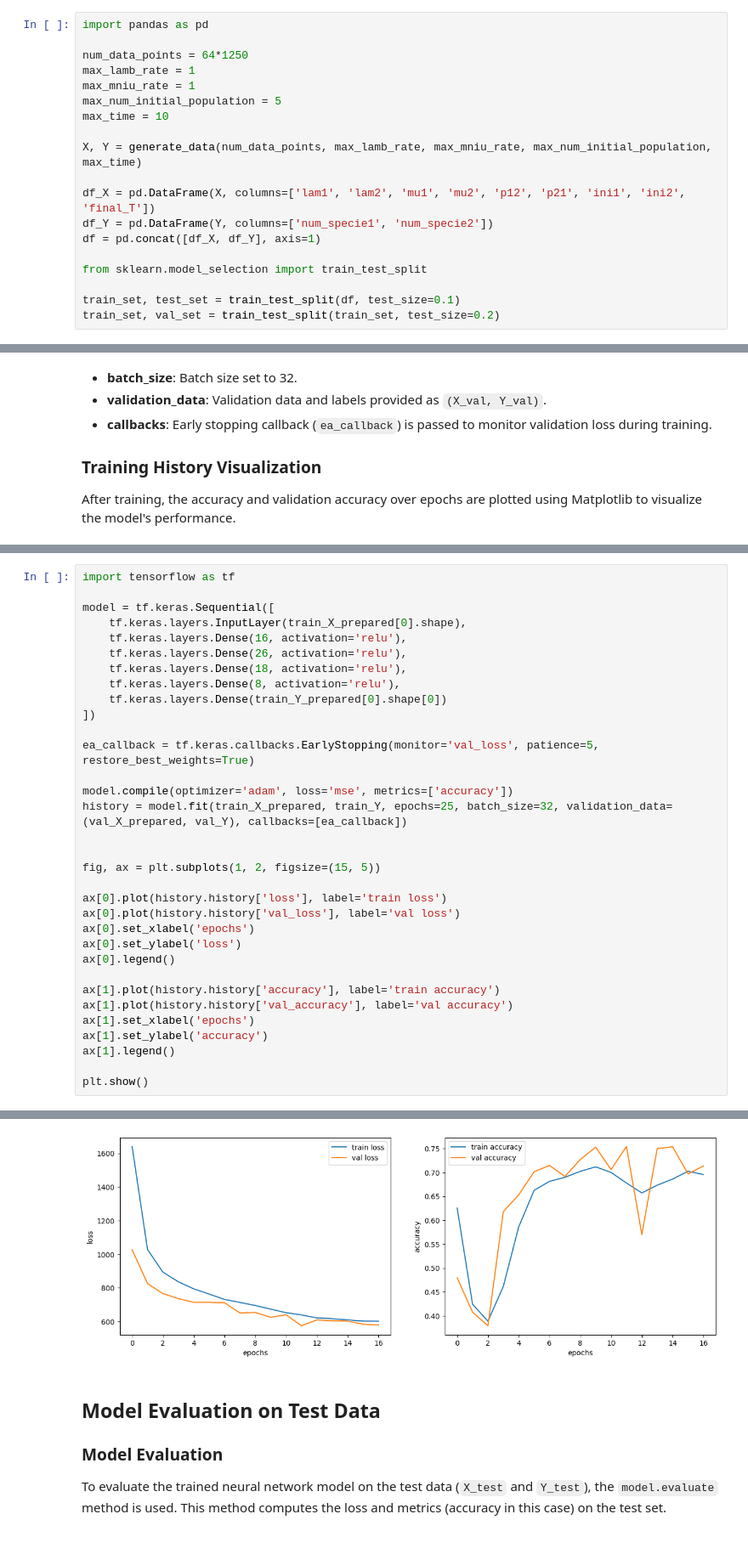
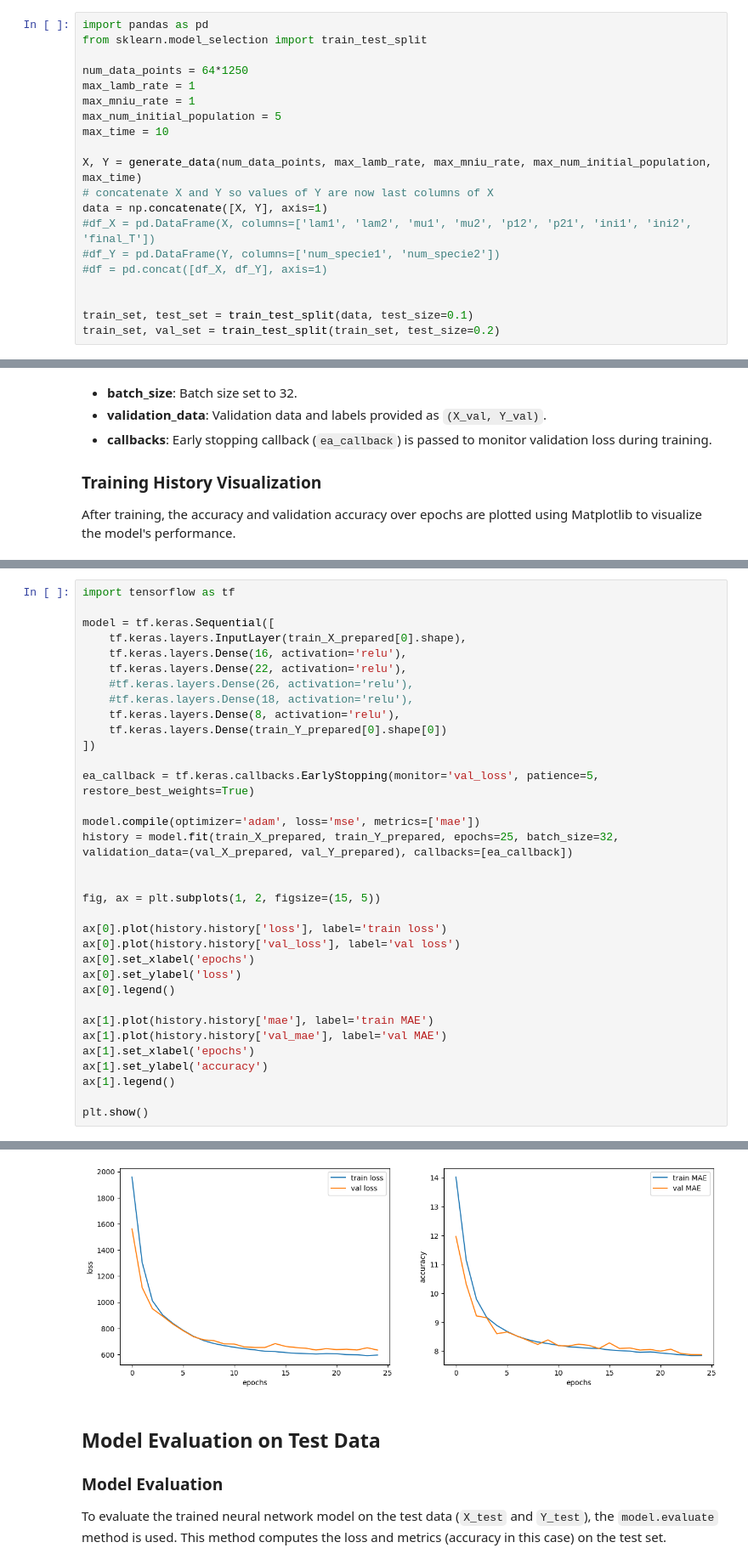
Before and after one commit to FabianGobet/USI-projects, a Jupyter notebook: Stochastic Methods/lab3/Fabian_Gobet_SM_assignment6.ipynb, the cells around one changed output, grey strips where cells are left out. Shown at 85% size. Cells and saved outputs as stored; diff of their text form.

```diff
--- a/Stochastic Methods/lab3/Fabian_Gobet_SM_assignment6.ipynb
+++ b/Stochastic Methods/lab3/Fabian_Gobet_SM_assignment6.ipynb
@@ -198,6 +198,7 @@ Note:
 - We consider a small time frame of max time 10 because if sampled lambdas are substantially greater than the sampled mnius, then the growth of the population is exponential and this will become computationally unfeasible.
 # %%
 import pandas as pd
+from sklearn.model_selection import train_test_split
 
 num_data_points = 64*1250
 max_lamb_rate = 1
@@ -206,12 +207,12 @@ max_num_initial_population = 5
 max_time = 10
 
 X, Y = generate_data(num_data_points, max_lamb_rate, max_mniu_rate, max_num_initial_population, max_time)
+# concatenate X and Y so values of Y are now last columns of X
+data = np.concatenate([X, Y], axis=1)
+#df_X = pd.DataFrame(X, columns=['lam1', 'lam2', 'mu1', 'mu2', 'p12', 'p21', 'ini1', 'ini2', 'final_T'])
+#df_Y = pd.DataFrame(Y, columns=['num_specie1', 'num_specie2'])
+#df = pd.concat([df_X, df_Y], axis=1)
 
-df_X = pd.DataFrame(X, columns=['lam1', 'lam2', 'mu1', 'mu2', 'p12', 'p21', 'ini1', 'ini2', 'final_T'])
-df_Y = pd.DataFrame(Y, columns=['num_specie1', 'num_specie2'])
-df = pd.concat([df_X, df_Y], axis=1)
 
-from sklearn.model_selection import train_test_split
-
-train_set, test_set = train_test_split(df, test_size=0.1)
+train_set, test_set = train_test_split(data, test_size=0.1)
 train_set, val_set = train_test_split(train_set, test_size=0.2)
@@ -364,16 +309,17 @@ import tensorflow as tf
 model = tf.keras.Sequential([
     tf.keras.layers.InputLayer(train_X_prepared[0].shape),
     tf.keras.layers.Dense(16, activation='relu'),
-    tf.keras.layers.Dense(26, activation='relu'),
-    tf.keras.layers.Dense(18, activation='relu'),
+    tf.keras.layers.Dense(22, activation='relu'),
+    #tf.keras.layers.Dense(26, activation='relu'),
+    #tf.keras.layers.Dense(18, activation='relu'),
     tf.keras.layers.Dense(8, activation='relu'),
     tf.keras.layers.Dense(train_Y_prepared[0].shape[0])
 ])
 
 ea_callback = tf.keras.callbacks.EarlyStopping(monitor='val_loss', patience=5, restore_best_weights=True)
 
-model.compile(optimizer='adam', loss='mse', metrics=['accuracy'])
-history = model.fit(train_X_prepared, train_Y, epochs=25, batch_size=32, validation_data=(val_X_prepared, val_Y), callbacks=[ea_callback])
+model.compile(optimizer='adam', loss='mse', metrics=['mae'])
+history = model.fit(train_X_prepared, train_Y_prepared, epochs=25, batch_size=32, validation_data=(val_X_prepared, val_Y_prepared), callbacks=[ea_callback])
 
 
 fig, ax = plt.subplots(1, 2, figsize=(15, 5))
@@ -384,8 +330,8 @@ ax[0].set_xlabel('epochs')
 ax[0].set_ylabel('loss')
 ax[0].legend()
 
-ax[1].plot(history.history['accuracy'], label='train accuracy')
-ax[1].plot(history.history['val_accuracy'], label='val accuracy')
+ax[1].plot(history.history['mae'], label='train MAE')
+ax[1].plot(history.history['val_mae'], label='val MAE')
 ax[1].set_xlabel('epochs')
 ax[1].set_ylabel('accuracy')
 ax[1].legend()
@@ -412,4 +358,4 @@ Epoch 17/25
-[figure, old version]
+[figure, new version]
 # %% [markdown]
 ## Model Evaluation on Test Data
 
```
Also changed, not shown: parts of 15 cells of this notebook, 3 other files.
